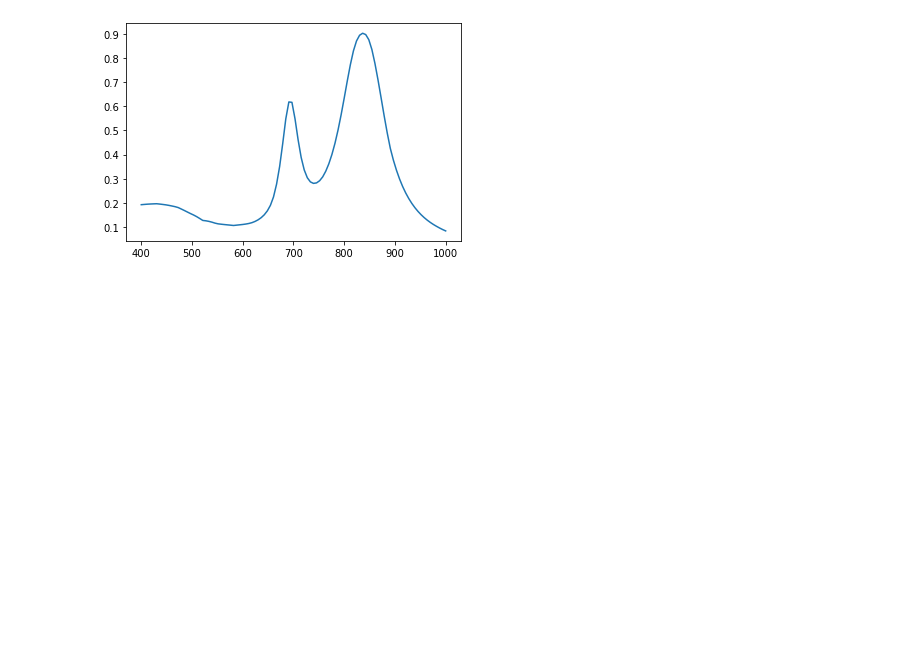
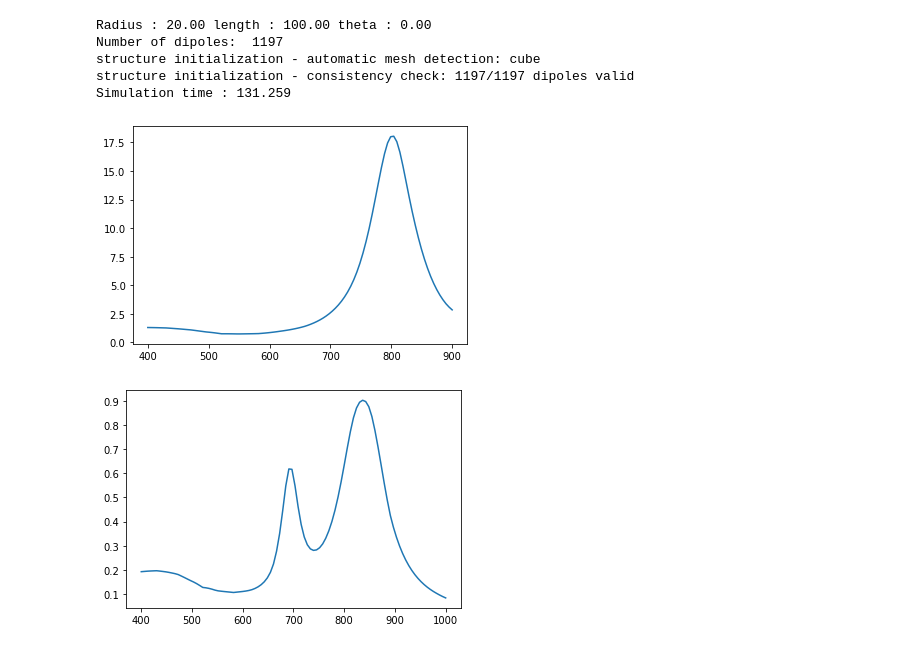
Before and after one commit to pozzo-research-group/HEAD, a Jupyter notebook: notebooks/04-Modelling nanostructure spectra and SAS profiles with polydispersity .ipynb, the cells around one changed output. Drawn from its saved outputs; the diff is of its cells as text; code cells hidden in the pictures; blank space fills up the shorter version.

```diff
--- a/notebooks/04-Modelling nanostructure spectra and SAS profiles with polydispersity .ipynb
+++ b/notebooks/04-Modelling nanostructure spectra and SAS profiles with polydispersity .ipynb
@@ -8,3 +38,17 @@ from head import Emulator, Grid
+# %%
+from head import EmulatorSingleParticle
+sim = EmulatorSingleParticle()
+wl, It = sim.get_uvvis(radius=20, length=100, n_samples=100)
+fig, ax = plt.subplots()
+ax.plot(wl, It)
+plt.show()
+# %% [output]
+Radius : 20.00 length : 100.00 theta : 0.00
+Number of dipoles:  1197
+structure initialization - automatic mesh detection: cube
+structure initialization - consistency check: 1197/1197 dipoles valid
+Simulation time : 131.259
+[figure, added]
 # %%
 from head import EmulatorMultiShape
 sim = EmulatorMultiShape()
```
Also changed, not shown: parts of 1 cell of this notebook, 6 other files.
